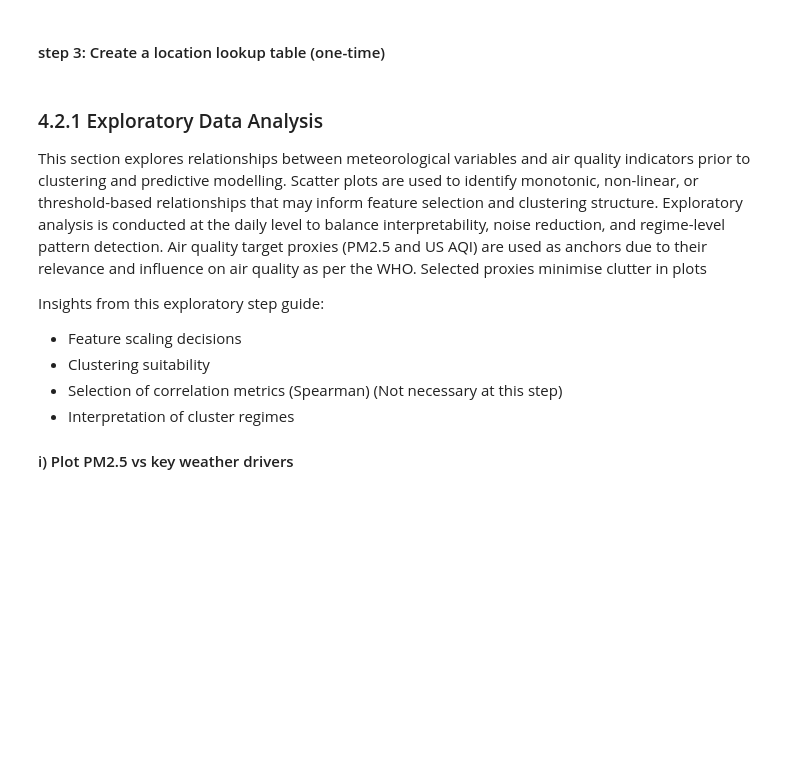
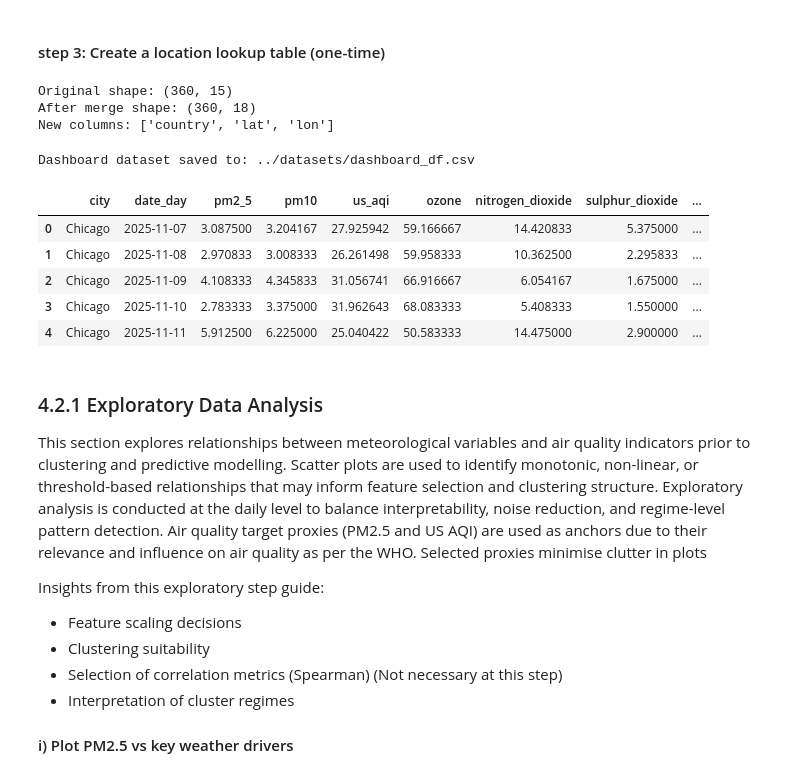
Before and after one commit to arphaxad1985/air_quality_analysis, a Jupyter notebook: notebooks/04_etl_modeling.ipynb, the cells around one changed output. Cells and saved outputs as stored; diff of their text form; code cells hidden in the pictures; blank space fills up the shorter version.

```diff
--- a/notebooks/04_etl_modeling.ipynb
+++ b/notebooks/04_etl_modeling.ipynb
@@ -163,6 +165,42 @@ location_lookup = (
     .drop_duplicates()
     .reset_index(drop=True)
 )
+# %%
+# Simple merge on 'city'
+merged_with_location = pd.merge(
+    merged_df,
+    location_lookup,
+    on='city',
+    how='left'  # Keep all rows from merged_df
+)
+
+print(f"Original shape: {merged_df.shape}")
+print(f"After merge shape: {merged_with_location.shape}")
+print(f"New columns: {list(merged_with_location.columns.difference(merged_df.columns))}")
+# %% [output]
+Original shape: (360, 15)
+After merge shape: (360, 18)
+New columns: ['country', 'lat', 'lon']
+# %%
+
+# Save merged dataset for dashboards
+
+output_path = "../datasets/dashboard_df.csv"
+
+merged_with_location.to_csv(output_path, index=False)
+
+print(f"Dashboard dataset saved to: {output_path}")
+# %% [output]
+Dashboard dataset saved to: ../datasets/dashboard_df.csv
+# %%
+merged_with_location.head()
+# %% [output]
+|  | city | date_day | pm2_5 | pm10 | us_aqi | ozone | nitrogen_dioxide | sulphur_dioxide | ... |
+| 0 | Chicago | 2025-11-07 | 3.087500 | 3.204167 | 27.925942 | 59.166667 | 14.420833 | 5.375000 | ... |
+| 1 | Chicago | 2025-11-08 | 2.970833 | 3.008333 | 26.261498 | 59.958333 | 10.362500 | 2.295833 | ... |
+| 2 | Chicago | 2025-11-09 | 4.108333 | 4.345833 | 31.056741 | 66.916667 | 6.054167 | 1.675000 | ... |
+| 3 | Chicago | 2025-11-10 | 2.783333 | 3.375000 | 31.962643 | 68.083333 | 5.408333 | 1.550000 | ... |
+| 4 | Chicago | 2025-11-11 | 5.912500 | 6.225000 | 25.040422 | 50.583333 | 14.475000 | 2.900000 | ... |
 # %% [markdown]
 ### 4.2.1 Exploratory Data Analysis
 
```
Also changed, not shown: parts of 3 cells of this notebook, 8 other files.
